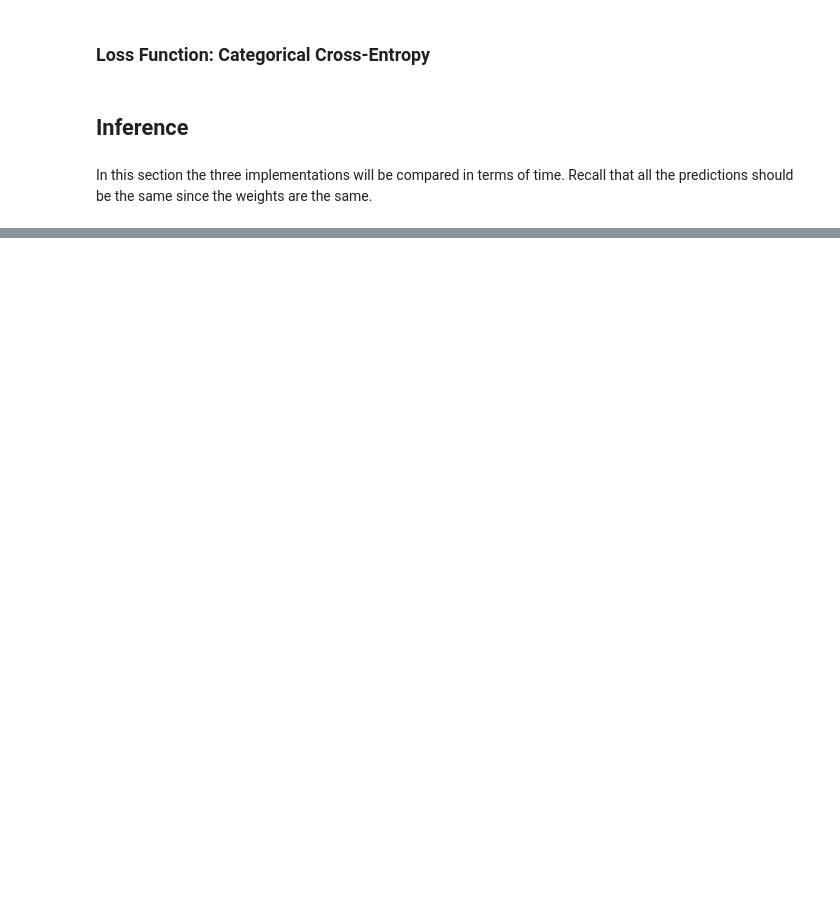
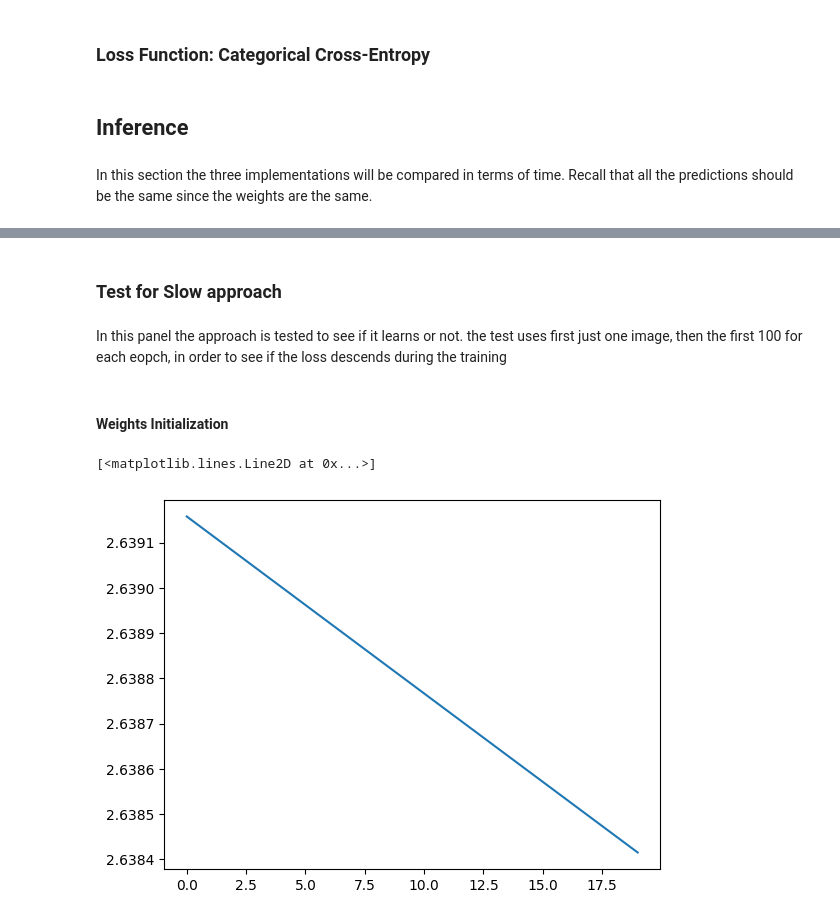
Before and after one commit to francesco-crispino/Symbolic_and_Evolutionary_Artificial_Intelligence, a Jupyter notebook: M_SEAI.ipynb, the cells around one changed output, grey strips where cells are left out. Cells and saved outputs as stored; diff of their text form; code cells hidden in the pictures; blank space fills up the shorter version.

Commit message:
Slow Backward Working !

```diff
--- a/M_SEAI.ipynb
+++ b/M_SEAI.ipynb
@@ -443,7 +443,7 @@ def Slow_ReLU_Conv(img,ker,bias=np.array(0),pad=0,stride=1,applyReLU=True):
     # must be the same as the number of channels of the image 'channels'
 
     img = np.pad(img,((0,0),(0,0),(pad,pad),(pad,pad)))
-    n_images, channels, i_width, i_height = img.shape
+    n_images, channels, i_height, i_width  = img.shape
     ni_height = int(((i_height - k_height) / stride) + 1) # new image height # Padding is already added
     ni_width = int(((i_width - k_width) / stride) + 1) # new image width
     ni = np.zeros((n_images, out_ch, ni_height, ni_width)).astype(np.float32) # new image
@@ -482,7 +482,7 @@ def Slow_ReLU_Conv(img,ker,bias=np.array(0),pad=0,stride=1,applyReLU=True):
     else:
         return ni
 #-------------------------------------------- Examples --------------------------------------------------------
-img = np.arange(1,3*3+1).reshape(1,1,3,3).astype(np.float32)
+img = np.arange(1,3*4+1).reshape(1,1,3,4).astype(np.float32)
 print("-------img-------")
 print(img)
 ker = np.arange(1,8+1).reshape(2,1,2,2)
@@ -886,0 +895,17 @@ ValueError: only one element tensors can be converted to Python scalars
+# %% [markdown]
+### Test for Slow approach
+# %% [markdown]
+In this panel the approach is tested to see if it learns or not. the test uses first just one image, then the first 100 for each eopch, in order to see if the loss descends during the training
+# %% [markdown]
+#### Weights Initialization
+# %%
+k1 = np.random.rand(int(numpy_weights['k1'].flatten().shape[0])).reshape(numpy_weights['k1'].shape)
+bc1 = np.random.rand(int(numpy_weights['b_conv1'].flatten().shape[0])).reshape(numpy_weights['b_conv1'].shape)
+k2 = np.random.rand(int(numpy_weights['k2'].flatten().shape[0])).reshape(numpy_weights['k2'].shape)
+bc2 = np.random.rand(int(numpy_weights['b_conv2'].flatten().shape[0])).reshape(numpy_weights['b_conv2'].shape)
+k3 = np.random.rand(int(numpy_weights['k3'].flatten().shape[0])).reshape(numpy_weights['k3'].shape)
+bc3 = np.random.rand(int(numpy_weights['b_conv3'].flatten().shape[0])).reshape(numpy_weights['b_conv3'].shape)
+w1 = np.random.rand(int(numpy_weights['w1'].flatten().shape[0])).reshape(numpy_weights['w1'].shape)
+b1 = np.random.rand(int(numpy_weights['b1'].flatten().shape[0])).reshape(numpy_weights['b1'].shape)
+w2 = np.random.rand(int(numpy_weights['w2'].flatten().shape[0])).reshape(numpy_weights['w2'].shape)
+b2 = np.random.rand(int(numpy_weights['b2'].flatten().shape[0])).reshape(numpy_weights['b2'].shape)
@@ -886,0 +917,55 @@ ValueError: only one element tensors can be converted to Python scalars
+# %%
+import matplotlib.pyplot as plt
+avg_loss = []
+forward_time = []
+backward_time = []
+numEpochs = 20
+bs = 1
+lr = 0.001
+loop = tqdm(range(numEpochs))
+for i in loop:
+    c0 = train_images[0].reshape(1,1,28,28).astype(np.float32)
+    sfts = time.time() # slow forward time start
+    # Forward
+    c1s,mask1s = Slow_ReLU_Conv(c0.astype(np.float32),k1,bc1,pad=1,stride=2)
+    c2s,mask2s = Slow_ReLU_Conv(c1s.astype(np.float32),k2,bc2,pad=1,stride=2)
+    c3s,mask3s = Slow_ReLU_Conv(c2s.astype(np.float32),k3,bc3,pad=1,stride=2)
+    imlps = c3s.reshape(1,-1)
+    fl,fa,sl,sa = ReLU_SoftMax_FullyConnected(imlps,w1,b1,w2,b2)
+    sfte = time.time() # slow forward time end
+    sft = sfte - sfts
+    forward_time.append(sft)
+    # Loss
+    loss = crossEntropy(sa,train_labels[0])
+    avg_loss.append(loss)
+
+    # Backward
+    sbts = time.time() # slow backward time start
+    dL_i_mlp,dL_dw1,dL_db1,dL_dw2,dL_db2 = ReLU_SoftMax_FC_Backward(bs,sa,train_labels[0],w1,w2,fa,fl,imlps)
+    dL_i_mlp = dL_i_mlp.reshape(c3s.shape)
+    gi3,gk3,gb3 = Slow_ReLU_FullConv(c2s,dL_i_mlp,k3,mask3s,pad=1,stride=2)
+    gi2,gk2,gb2 = Slow_ReLU_FullConv(c1s,gi3,k2,mask2s,pad=1,stride=2)
+    gi1,gk1,gb1 = Slow_ReLU_FullConv(c0,gi2,k1,mask1s,pad=1,stride=2)
+    sbte = time.time() # slow backward time end
+    sbt = sbte - sbts
+    backward_time.append(sbt)
+
+    # Weights update
+    w1 -= lr*dL_dw1
+    b1 -= lr*dL_db1
+    w2 -= lr*dL_dw2
+    b2 -= lr*dL_db2
+    k3 -= lr*gk3
+    k2 -= lr*gk2
+    k1 -= lr*gk1
+    bc3 -= lr*gb3
+    bc2 -= lr*gb2
+    bc1 -= lr*gb1
+
+    if len(avg_loss) > 2:
+        loop.set_postfix(pendence=f" {avg_loss[i]-avg_loss[i-1]}",avgForward=f"{avgList(forward_time)} s", avgBackward=f"{avgList(backward_time)} s" )
+
+plt.plot(avg_loss)
+# %% [output]
+[<matplotlib.lines.Line2D at 0x...>]
+[figure, added]
```
Also changed, not shown: parts of 21 cells of this notebook.
